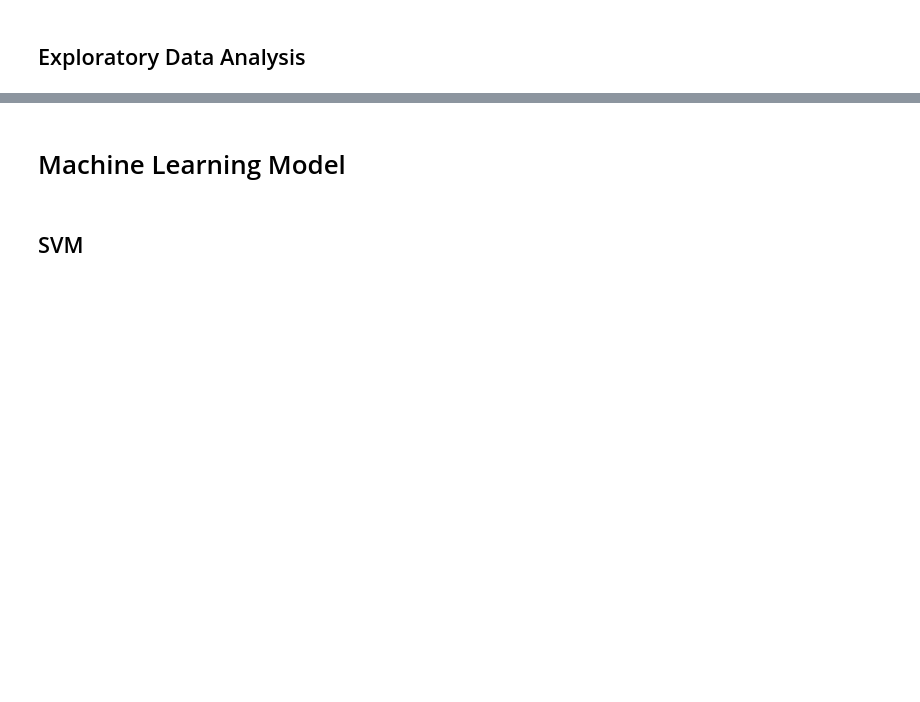
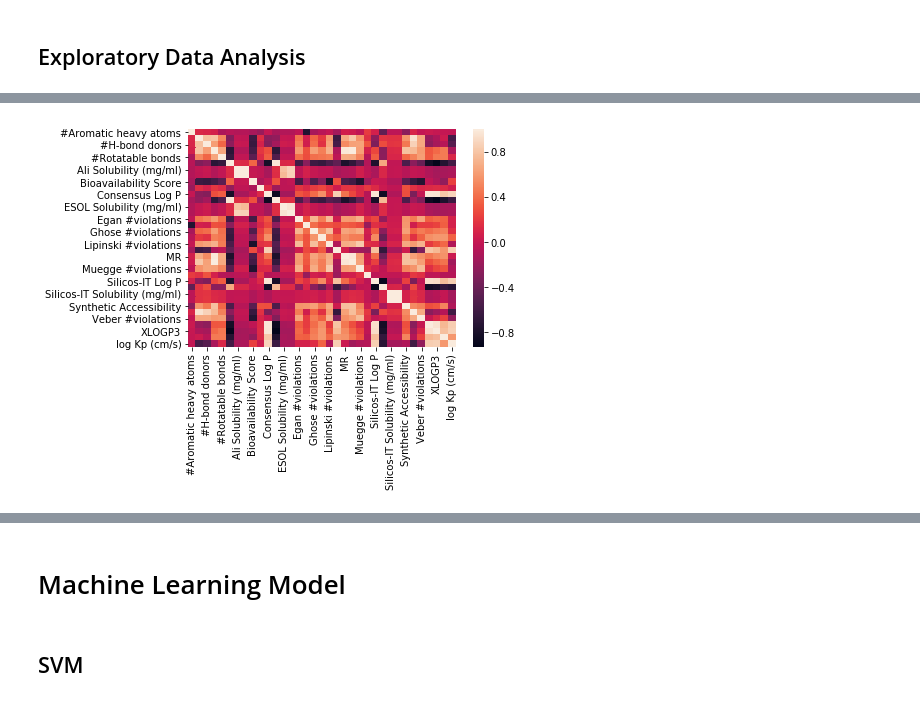
Before and after one commit to BarbaraDiazE/CABANA_CHEMOINFORMATICS, a Jupyter notebook: Day_4/Supervised_Learning_Classifications/SVM/SVM.ipynb, the cells around one changed output, grey strips where cells are left out. Saved outputs shown, nothing was run; the diff lists cells and outputs as text; code cells hidden in the pictures; blank space fills up the shorter version.

```diff
--- a/Day_4/Supervised_Learning_Classifications/SVM/SVM.ipynb
+++ b/Day_4/Supervised_Learning_Classifications/SVM/SVM.ipynb
@@ -126,6 +187,8 @@ Correlation.head()
 # %%
-sns.heatmap(df_feat.corr(annotate = True))
+sns.heatmap(df_feat.corr())
 plt.savefig("correlacion_inicial.png")
+# %% [output]
+[figure, added]
 # %%
 #Delete correlated variables (Avoid Overfitting)
 feature_names.remove('XLOGP3')
```
Also changed, not shown: parts of 23 cells of this notebook, 3 other files.
